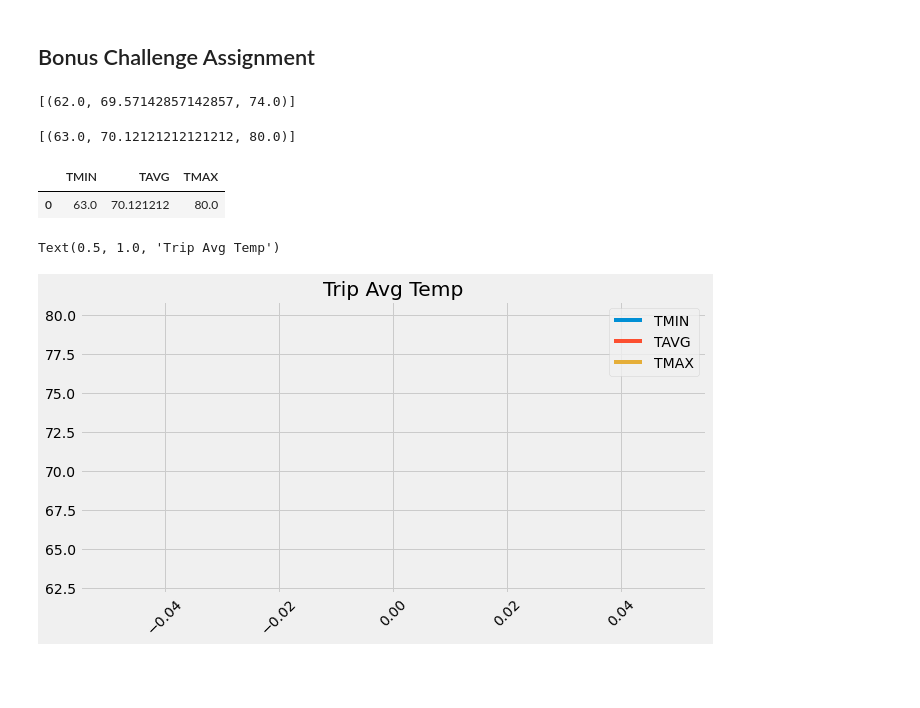
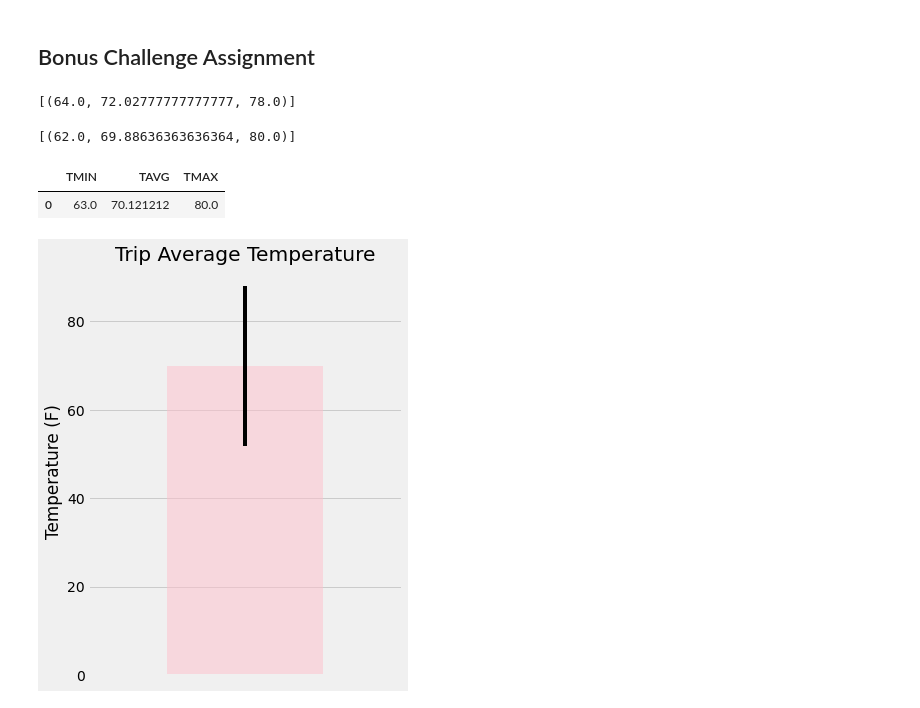
Before and after one commit to LisaHarrison08/SQLAlchemy-Climate-Analysis, a Jupyter notebook: climate_starter.ipynb, the cells around one changed output. Drawn from its saved outputs; the diff is of its cells as text; code cells hidden in the pictures; blank space fills up the shorter version.

Commit message:
Bonus section started in notebook plot inserted

```diff
--- a/climate_starter.ipynb
+++ b/climate_starter.ipynb
@@ -161,16 +161,16 @@ def calc_temps(start_date, end_date):
         filter(measurement.date >= start_date).filter(measurement.date <= end_date).all()
 
 # function usage example
-print(calc_temps('2012-02-28', '2012-03-05'))
+print(calc_temps('2017-02-28', '2017-03-05'))
 # %% [output]
-[(62.0, 69.57142857142857, 74.0)]
+[(64.0, 72.02777777777777, 78.0)]
 # %%
 # Use your previous function `calc_temps` to calculate the tmin, tavg, and tmax
 # for your trip using the previous year's data for those same dates.
-vacay = calc_temps("2016-02-28", "2016-03-03")
+vacay = calc_temps("2016-02-28", "2016-03-05")
 vacay
 # %% [output]
-[(63.0, 70.12121212121212, 80.0)]
+[(62.0, 69.88636363636364, 80.0)]
 # %%
 # Plot the results from your previous query as a bar chart.
 # Use the average temperature for the y value
@@ -181,12 +181,16 @@ vacay_df
 # %% [output]
 |  | TMIN | TAVG | TMAX |
 | 0 | 63.0 | 70.121212 | 80.0 |
-# %%
-vacay_df.plot(rot=45, figsize=(10,5))
-plt.title('Trip Avg Temp')
-# %% [output]
-Text(0.5, 1.0, 'Trip Avg Temp')
-[figure, removed]
+# %%
+vacay_df = pd.DataFrame(vacay, columns=["TMIN", "TAVG", "TMAX"])
+vacay_df.plot.bar(y="TAVG", yerr=(vacay_df["TMAX"] - vacay_df["TMIN"]), title="Trip Average Temperature",
+                  color="pink", alpha=0.5, figsize=(5,7),legend=None)
+plt.ylabel("Temperature (F)")
+plt.xticks([])
+plt.savefig("DataImages/Trip Average Temperature.png")
+plt.show()
+# %% [output]
+[figure, added]
 # %%
 # Calculate the total amount of rainfall per weather station for your trip dates using the previous year's matching dates.
 # Sort this in descending order by precipitation amount and list the station, name, latitude, longitude, and elevation
```
Also changed, not shown: parts of 1 cell of this notebook, 2 other files.
